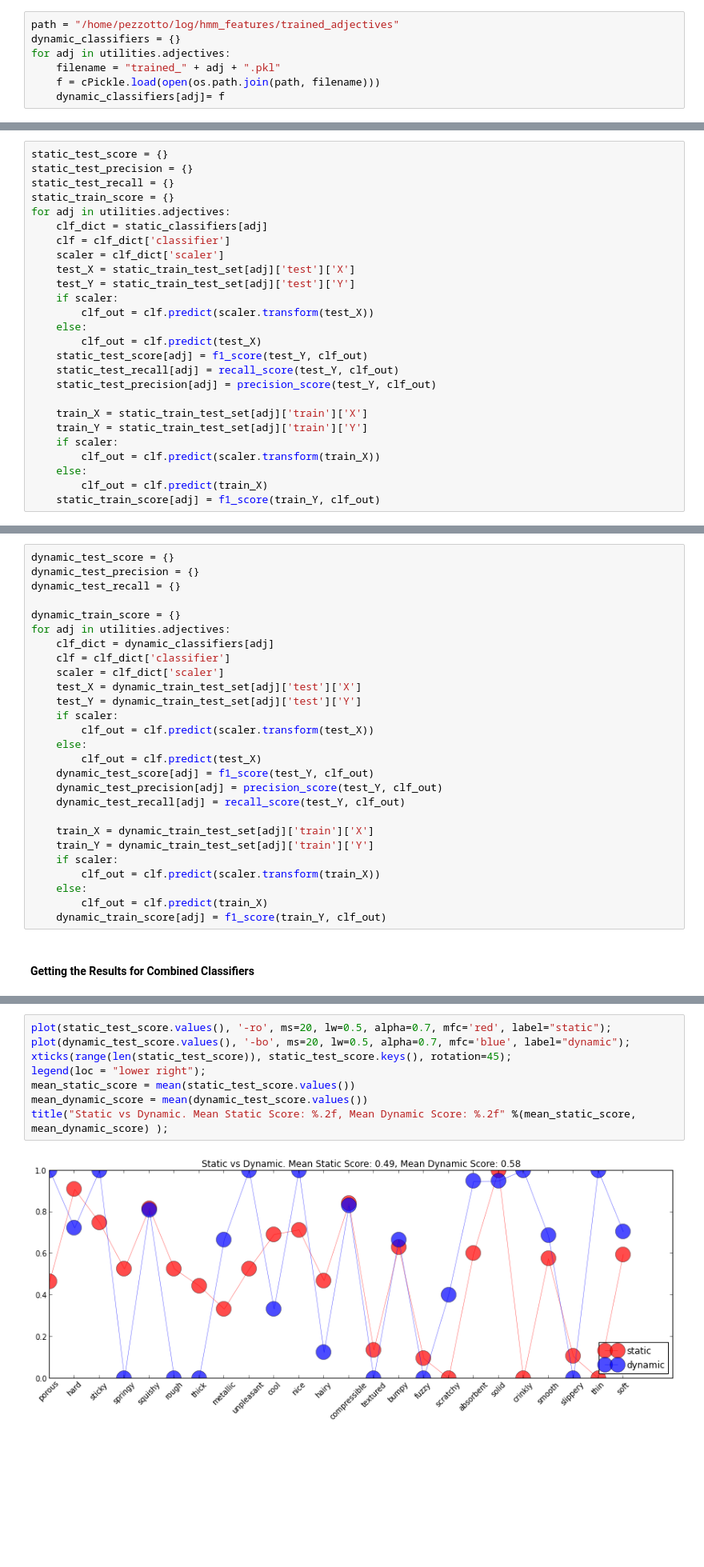
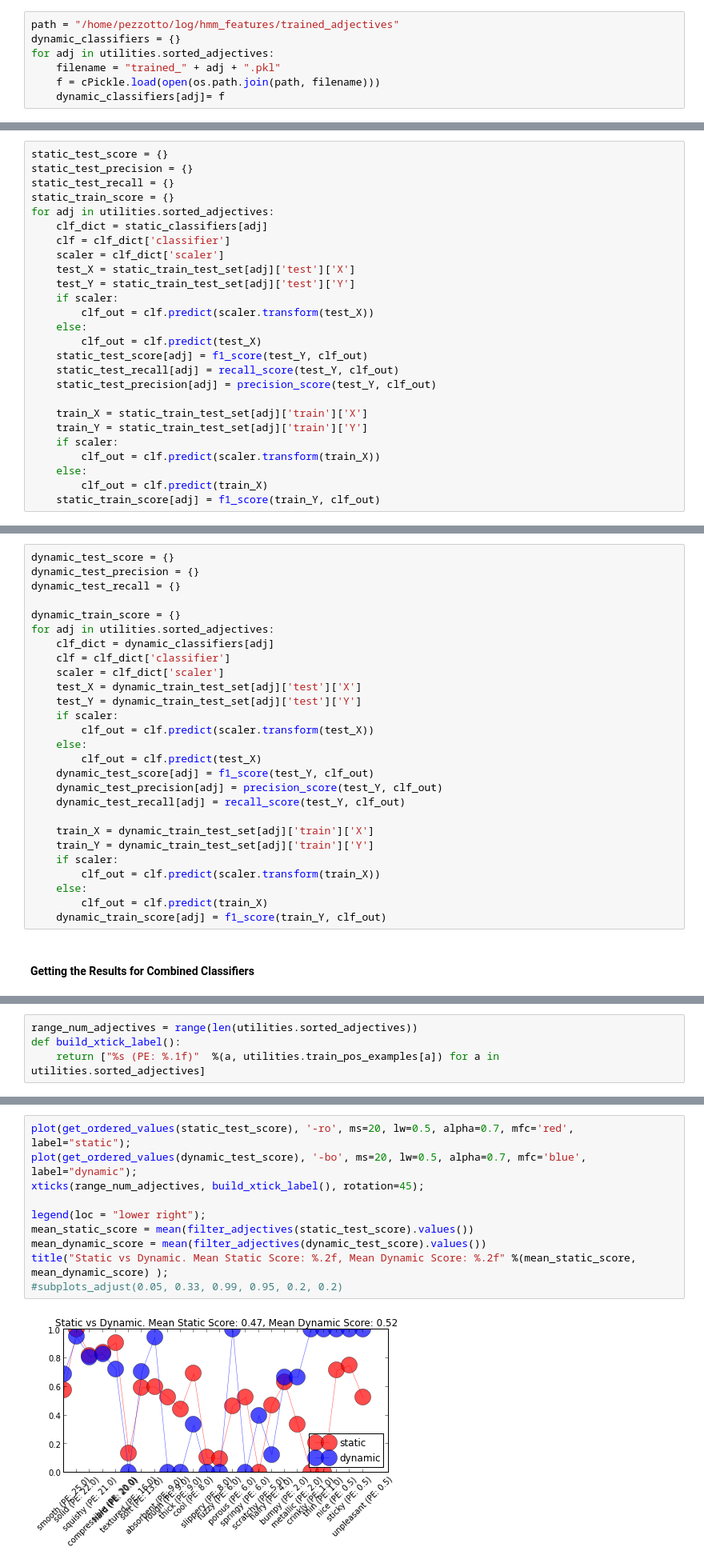
Before and after one commit to IanTheEngineer/Penn-haptics-bolt, a Jupyter notebook: ros/haptics/bolt_haptic_learning/hadjective_hmm_classifier/src/hadjective_hmm_classifier/training_segments/Adjectives Analysis.ipynb, the cells around one changed output, grey strips where cells are left out. Shown: that part at 80% size. Drawn from its saved outputs; the diff is of its cells as text; blank space fills up the shorter version.

Commit message:
better analysis and graphs

```diff
--- a/ros/haptics/bolt_haptic_learning/hadjective_hmm_classifier/src/hadjective_hmm_classifier/training_segments/Adjectives Analysis.ipynb
+++ b/ros/haptics/bolt_haptic_learning/hadjective_hmm_classifier/src/hadjective_hmm_classifier/training_segments/Adjectives Analysis.ipynb
@@ -40,7 +41,7 @@ for adj in utilities.adjectives:
 # %%
 path = "/home/pezzotto/log/hmm_features/trained_adjectives"
 dynamic_classifiers = {}
-for adj in utilities.adjectives:
+for adj in utilities.sorted_adjectives:
     filename = "trained_" + adj + ".pkl"
     f = cPickle.load(open(os.path.join(path, filename)))
     dynamic_classifiers[adj]= f
@@ -88,7 +87,7 @@ static_test_score = {}
 static_test_precision = {}
 static_test_recall = {}
 static_train_score = {}
-for adj in utilities.adjectives:
+for adj in utilities.sorted_adjectives:
     clf_dict = static_classifiers[adj]
     clf = clf_dict['classifier']
     scaler = clf_dict['scaler']
@@ -117,7 +116,7 @@ dynamic_test_precision = {}
 dynamic_test_recall = {}
 
 dynamic_train_score = {}
-for adj in utilities.adjectives:
+for adj in utilities.sorted_adjectives:
     clf_dict = dynamic_classifiers[adj]
     clf = clf_dict['classifier']
     scaler = clf_dict['scaler']
@@ -167,20 +166,26 @@ for adj in utilities.adjectives:
     else:
         clf_out = clf.predict(train_X)
     combined_train_score[adj] = f1_score(train_Y, clf_out)
+# %%
+range_num_adjectives = range(len(utilities.sorted_adjectives))
+def build_xtick_label():
+    return ["%s (PE: %.1f)"  %(a, utilities.train_pos_examples[a]) for a in utilities.sorted_adjectives]
 # %% [markdown]
 # Analysis of the Data
 # %% [markdown]
 ## Static vs Dynamic
 # %%
-plot(static_test_score.values(), '-ro', ms=20, lw=0.5, alpha=0.7, mfc='red', label="static");
-plot(dynamic_test_score.values(), '-bo', ms=20, lw=0.5, alpha=0.7, mfc='blue', label="dynamic");
-xticks(range(len(static_test_score)), static_test_score.keys(), rotation=45);
+plot(get_ordered_values(static_test_score), '-ro', ms=20, lw=0.5, alpha=0.7, mfc='red', label="static");
+plot(get_ordered_values(dynamic_test_score), '-bo', ms=20, lw=0.5, alpha=0.7, mfc='blue', label="dynamic");
+xticks(range_num_adjectives, build_xtick_label(), rotation=45);
+
 legend(loc = "lower right");
-mean_static_score = mean(static_test_score.values())
-mean_dynamic_score = mean(dynamic_test_score.values())
+mean_static_score = mean(filter_adjectives(static_test_score).values())
+mean_dynamic_score = mean(filter_adjectives(dynamic_test_score).values())
 title("Static vs Dynamic. Mean Static Score: %.2f, Mean Dynamic Score: %.2f" %(mean_static_score, mean_dynamic_score) );
+#subplots_adjust(0.05, 0.33, 0.99, 0.95, 0.2, 0.2)
 # %% [output]
-[figure, old version]
+[figure, new version]
 # %% [markdown]
 ## Average F1, Precision, Recall
 # %%
```
Also changed, not shown: parts of 15 cells of this notebook.
